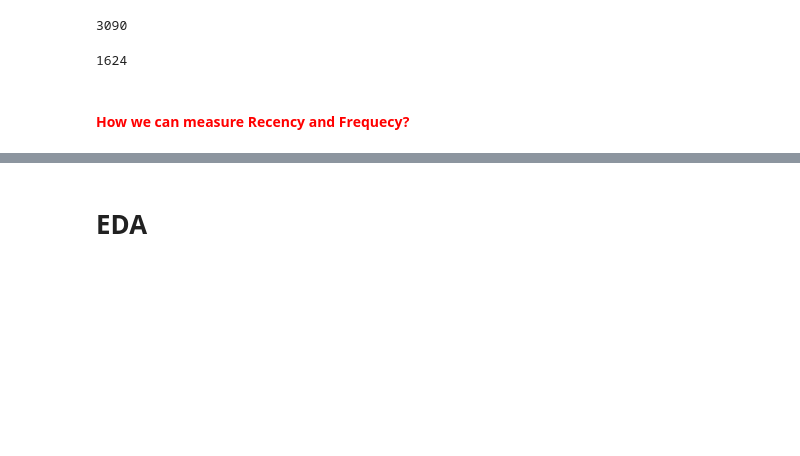
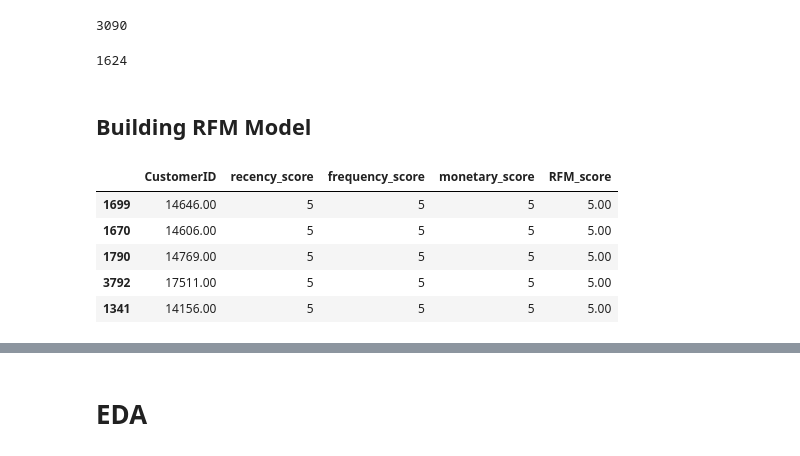
Before and after one commit to felipedmnq/PA05-Insiders-Program, a Jupyter notebook: Notebooks/c1.0-fdv-end-to-end-clustering-W2.ipynb, the cells around one changed output, grey strips where cells are left out. Saved outputs shown, nothing was run; the diff lists cells and outputs as text; code cells hidden in the pictures; blank space fills up the shorter version.

Commit message:
Done some more feature enginnering - built RFM model

```diff
--- a/Notebooks/c1.0-fdv-end-to-end-clustering-W2.ipynb
+++ b/Notebooks/c1.0-fdv-end-to-end-clustering-W2.ipynb
@@ -200,5 +200,7 @@ sns.set()
 
 plotly.offline.init_notebook_mode(connected=True)
 plotly.offline.iplot
+
+pd.options.display.float_format = '{:.2f}'.format
 # %% [output]
 Populating the interactive namespace from numpy and matplotlib
@@ -743,5 +744,3 @@ len(df.set_index("InvoiceDate").loc[df["InvoiceDate"].min()])
 len(df.set_index("InvoiceDate").loc[df["InvoiceDate"].max()])
 # %% [output]
 1624
-# %% [markdown]
-#### <span style="color:red">How we can measure Recency and Frequecy?<span>
@@ -757,0 +747,2 @@ len(df.set_index("InvoiceDate").loc[df["InvoiceDate"].max()])
+# %% [markdown]
+## Building RFM Model
@@ -757,0 +794,9 @@ len(df.set_index("InvoiceDate").loc[df["InvoiceDate"].max()])
+# %%
+df_RFM_score.sort_values('RFM_score', ascending = False).head()
+# %% [output]
+|  | CustomerID | recency_score | frequency_score | monetary_score | RFM_score |
+| 1699 | 14646.00 | 5 | 5 | 5 | 5.00 |
+| 1670 | 14606.00 | 5 | 5 | 5 | 5.00 |
+| 1790 | 14769.00 | 5 | 5 | 5 | 5.00 |
+| 3792 | 17511.00 | 5 | 5 | 5 | 5.00 |
+| 1341 | 14156.00 | 5 | 5 | 5 | 5.00 |
```
Also changed, not shown: parts of 8 cells of this notebook.
